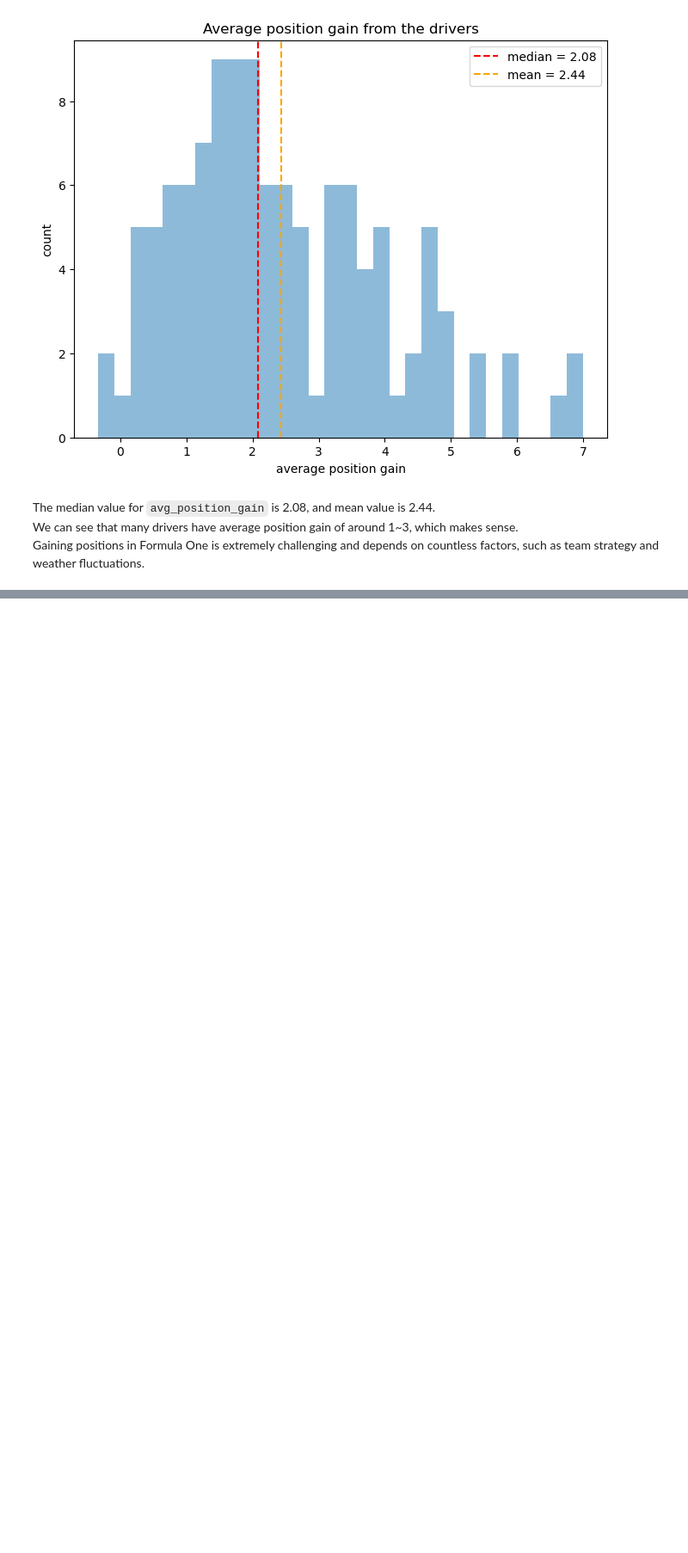
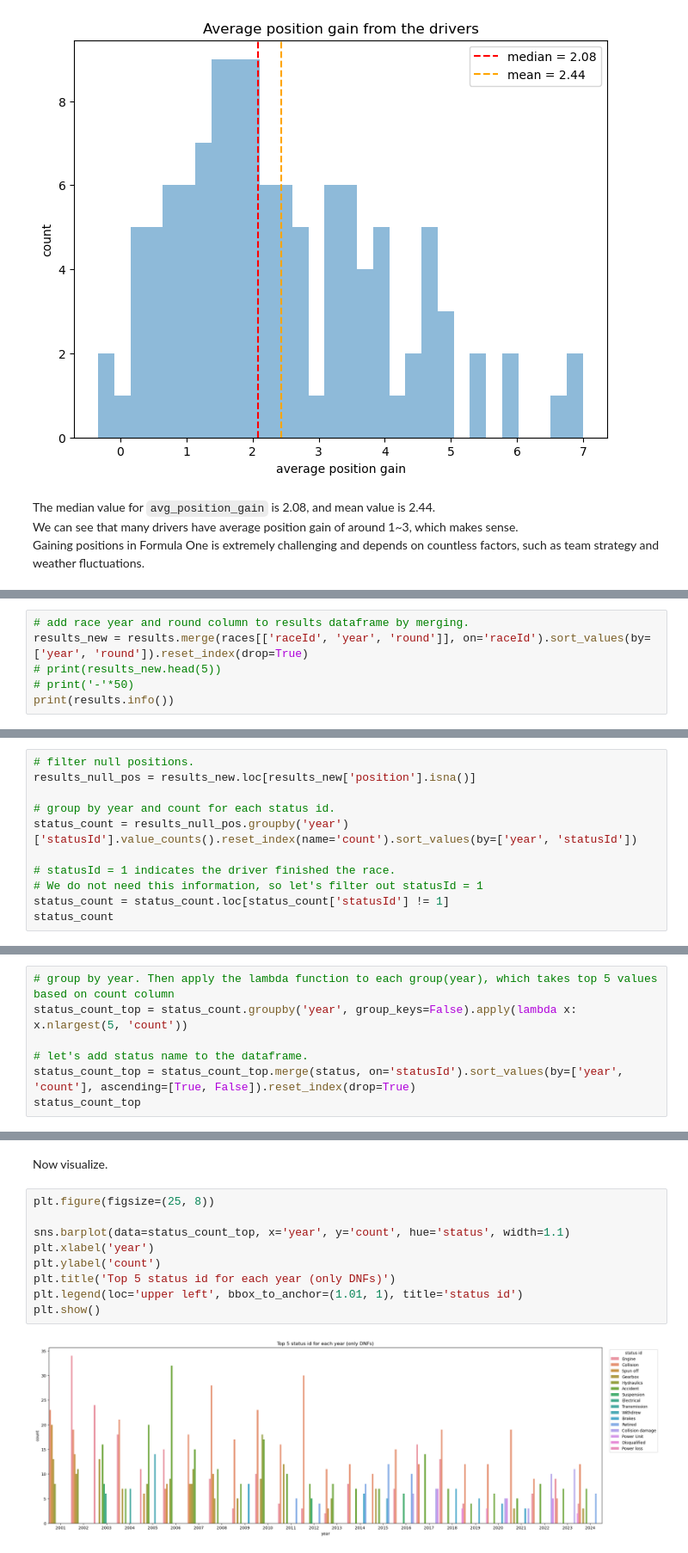
Before and after one commit to otola03/Kaggle_Studies, a Jupyter notebook: f1_analysis/f1_data_stat_project.ipynb, the cells around one changed output, grey strips where cells are left out. Shown at 86% size. Drawn from its saved outputs; the diff is of its cells as text; blank space fills up the shorter version.

Commit message:
DNF by year.

```diff
--- a/f1_analysis/f1_data_stat_project.ipynb
+++ b/f1_analysis/f1_data_stat_project.ipynb
@@ -291,0 +335,6 @@ status.head()
+# %%
+# add race year and round column to results dataframe by merging.
+results_new = results.merge(races[['raceId', 'year', 'round']], on='raceId').sort_values(by=['year', 'round']).reset_index(drop=True)
+# print(results_new.head(5))
+# print('-'*50)
+print(results.info())
@@ -291,0 +359,11 @@ status.head()
+# %%
+# filter null positions.
+results_null_pos = results_new.loc[results_new['position'].isna()]
+
+# group by year and count for each status id.
+status_count = results_null_pos.groupby('year')['statusId'].value_counts().reset_index(name='count').sort_values(by=['year', 'statusId'])
+
+# statusId = 1 indicates the driver finished the race.
+# We do not need this information, so let's filter out statusId = 1
+status_count = status_count.loc[status_count['statusId'] != 1]
+status_count
@@ -291,0 +387,7 @@ status.head()
+# %%
+# group by year. Then apply the lambda function to each group(year), which takes top 5 values based on count column
+status_count_top = status_count.groupby('year', group_keys=False).apply(lambda x: x.nlargest(5, 'count'))
+
+# let's add status name to the dataframe.
+status_count_top = status_count_top.merge(status, on='statusId').sort_values(by=['year', 'count'], ascending=[True, False]).reset_index(drop=True)
+status_count_top
@@ -291,0 +408,13 @@ status.head()
+# %% [markdown]
+Now visualize.
+# %%
+plt.figure(figsize=(25, 8))
+
+sns.barplot(data=status_count_top, x='year', y='count', hue='status', width=1.1)
+plt.xlabel('year')
+plt.ylabel('count')
+plt.title('Top 5 status id for each year (only DNFs)')
+plt.legend(loc='upper left', bbox_to_anchor=(1.01, 1), title='status id')
+plt.show()
+# %% [output]
+[figure, added]
```
Also changed, not shown: parts of 13 cells of this notebook.
